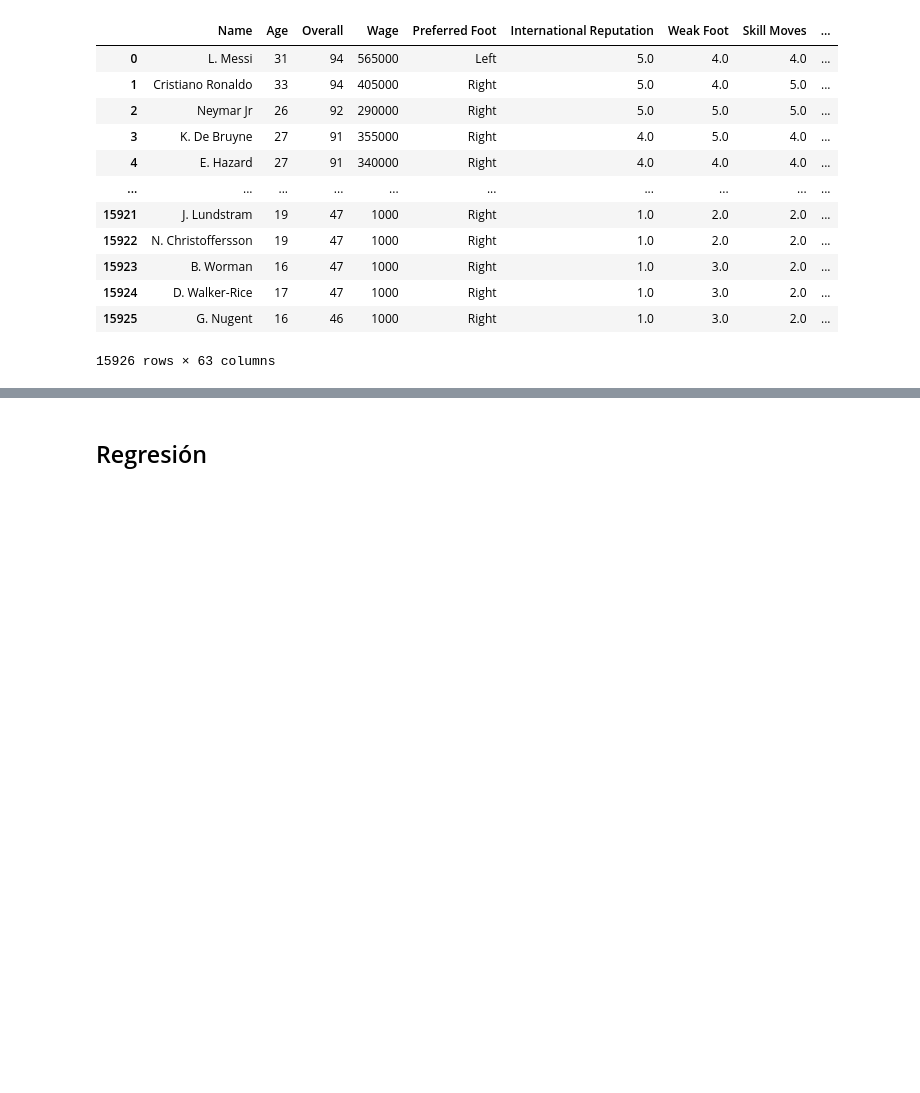
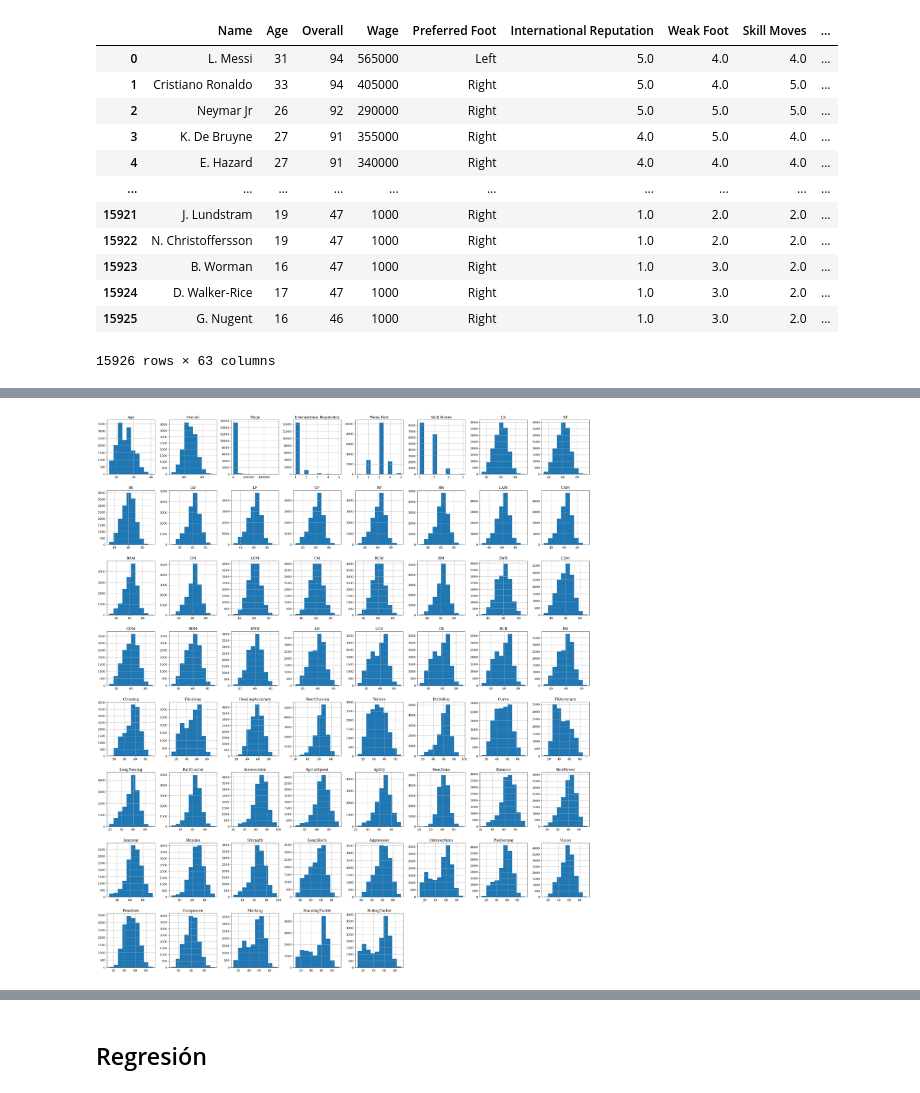
Before and after one commit to maestria-ds-eafit/MachineLearning, a Jupyter notebook: Talleres/1_Regresión_con_RF_y_GB.ipynb, the cells around one changed output, grey strips where cells are left out. Drawn from its saved outputs; the diff is of its cells as text; code cells hidden in the pictures; blank space fills up the shorter version.

```diff
--- a/Talleres/1_Regresión_con_RF_y_GB.ipynb
+++ b/Talleres/1_Regresión_con_RF_y_GB.ipynb
@@ -78,3 +78,7 @@ data.describe()
+# %%
+data.hist(figsize=(35, 40));
+# %% [output]
+[figure, added]
 # %%
 # Obtengamos la distribución de valores de la variable `Preferred Foot`:
 # tip: pandas function value_counts()
```
Also changed, not shown: parts of 16 cells of this notebook, 3 other files.
